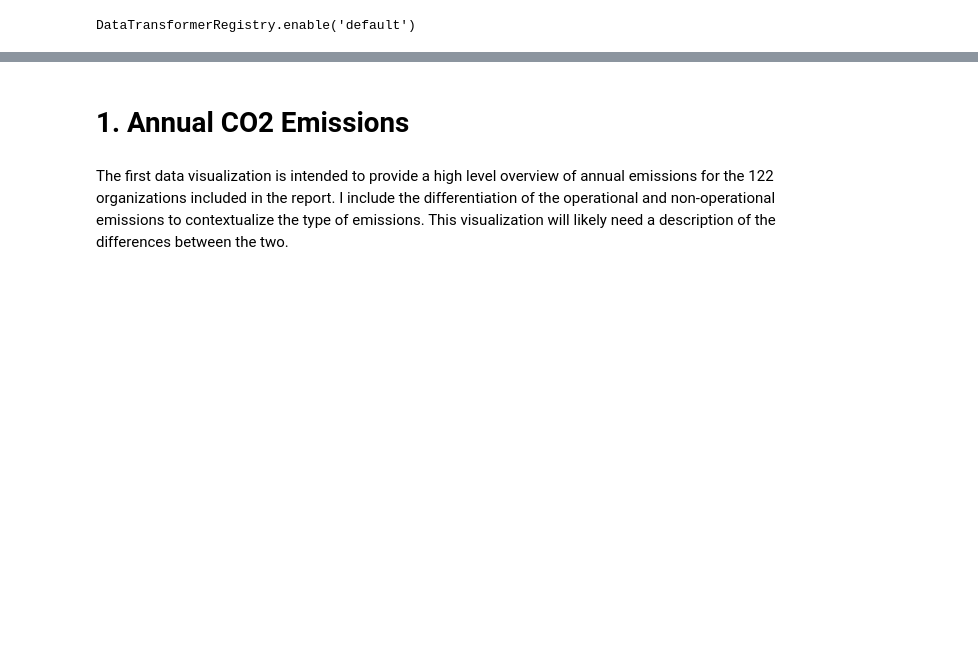
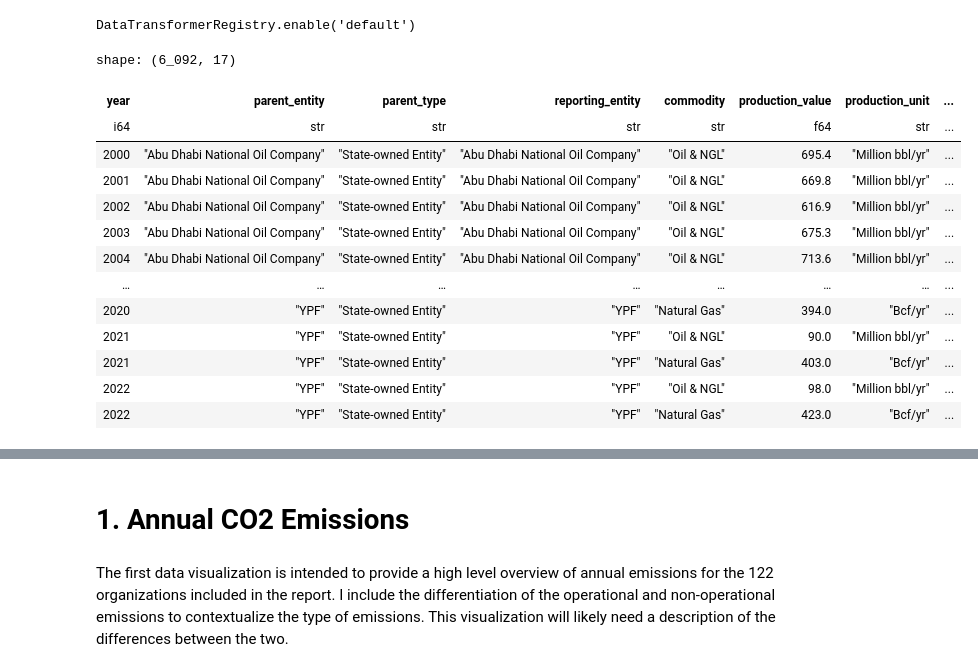
Before and after one commit to Suchitailor/fall-data-viz, a Jupyter notebook: static_draft/static_viz_submission.ipynb, the cells around one changed output, grey strips where cells are left out. Saved outputs shown, nothing was run; the diff lists cells and outputs as text; code cells hidden in the pictures; blank space fills up the shorter version.

```diff
--- a/static_draft/static_viz_submission.ipynb
+++ b/static_draft/static_viz_submission.ipynb
@@ -9,7 +9,24 @@ DataTransformerRegistry.enable('default')
 # %%
 #read in emissions data
 emissions = pl.read_csv('data/emissions_high_granularity.csv', skip_rows = 1).filter(pl.col("year") >= 2000)
 
 
 emissions = emissions.with_columns((pl.col("total_emissions_MtCO2e") - pl.col("total_operational_emissions_MtCO2e"
                                                                    )).alias("non_operational_emissions_MtCO2e"))
+
+emissions
+# %% [output]
+shape: (6_092, 17)
+| year | parent_entity | parent_type | reporting_entity | commodity | production_value | production_unit | ... |
+| i64 | str | str | str | str | f64 | str | ... |
+| 2000 | "Abu Dhabi National Oil Company" | "State-owned Entity" | "Abu Dhabi National Oil Company" | "Oil & NGL" | 695.4 | "Million bbl/yr" | ... |
+| 2001 | "Abu Dhabi National Oil Company" | "State-owned Entity" | "Abu Dhabi National Oil Company" | "Oil & NGL" | 669.8 | "Million bbl/yr" | ... |
+| 2002 | "Abu Dhabi National Oil Company" | "State-owned Entity" | "Abu Dhabi National Oil Company" | "Oil & NGL" | 616.9 | "Million bbl/yr" | ... |
+| 2003 | "Abu Dhabi National Oil Company" | "State-owned Entity" | "Abu Dhabi National Oil Company" | "Oil & NGL" | 675.3 | "Million bbl/yr" | ... |
+| 2004 | "Abu Dhabi National Oil Company" | "State-owned Entity" | "Abu Dhabi National Oil Company" | "Oil & NGL" | 713.6 | "Million bbl/yr" | ... |
+| … | … | … | … | … | … | … | ... |
+| 2020 | "YPF" | "State-owned Entity" | "YPF" | "Natural Gas" | 394.0 | "Bcf/yr" | ... |
+| 2021 | "YPF" | "State-owned Entity" | "YPF" | "Oil & NGL" | 90.0 | "Million bbl/yr" | ... |
+| 2021 | "YPF" | "State-owned Entity" | "YPF" | "Natural Gas" | 403.0 | "Bcf/yr" | ... |
+| 2022 | "YPF" | "State-owned Entity" | "YPF" | "Oil & NGL" | 98.0 | "Million bbl/yr" | ... |
+| 2022 | "YPF" | "State-owned Entity" | "YPF" | "Natural Gas" | 423.0 | "Bcf/yr" | ... |
```
Also changed, not shown: parts of 14 cells of this notebook, 10 other files.
